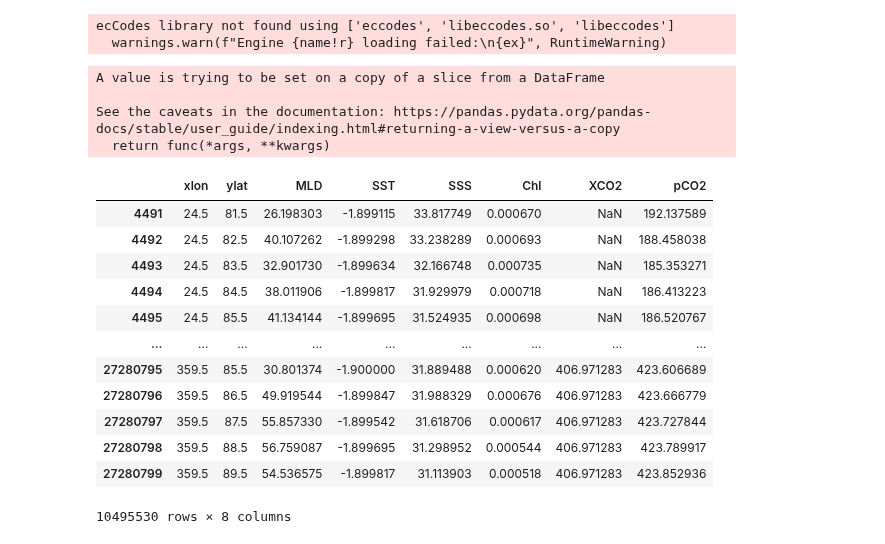
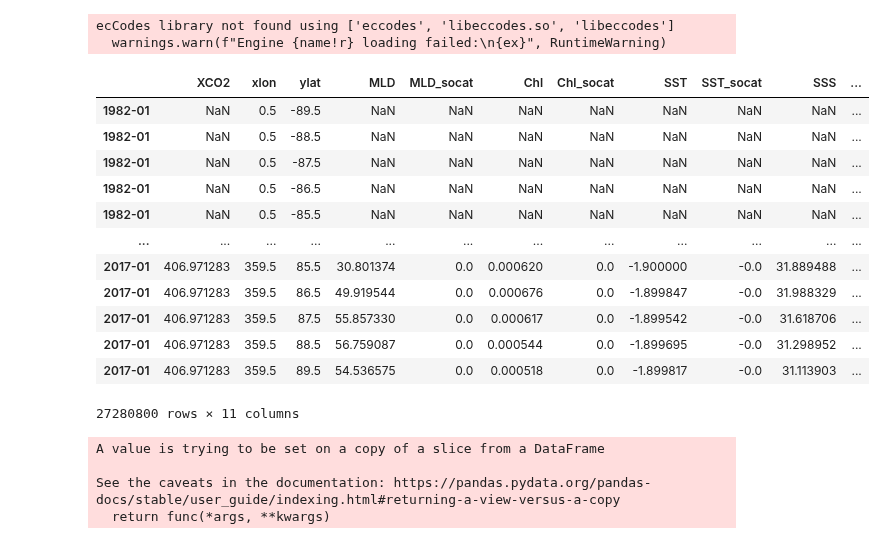
Before and after one commit to sk981102/ocean_co2, a Jupyter notebook: notebooks/baseline_ml/005_rf_base_mpi.ipynb, the cells around one changed output. Saved outputs shown, nothing was run; the diff lists cells and outputs as text; code cells hidden in the pictures.

```diff
--- a/notebooks/baseline_ml/005_rf_base_mpi.ipynb
+++ b/notebooks/baseline_ml/005_rf_base_mpi.ipynb
@@ -64,6 +66,22 @@ data_read=xr.merge([mld.MLD,mld.MLD_socat,chl.Chl,chl.Chl_socat,sst.SST,sst.SST_
 tmp_data=data_read.to_dataframe().reset_index()
 tmp_data["time"] = tmp_data["time"].dt.strftime("%Y-%m")
 tmp_data = xco2_df.join(tmp_data.set_index('time'),how = "right")
+# %%
+tmp_data
+# %% [output]
+|  | XCO2 | xlon | ylat | MLD | MLD_socat | Chl | Chl_socat | SST | SST_socat | SSS | ... |
+| 1982-01 | NaN | 0.5 | -89.5 | NaN | NaN | NaN | NaN | NaN | NaN | NaN | ... |
+| 1982-01 | NaN | 0.5 | -88.5 | NaN | NaN | NaN | NaN | NaN | NaN | NaN | ... |
+| 1982-01 | NaN | 0.5 | -87.5 | NaN | NaN | NaN | NaN | NaN | NaN | NaN | ... |
+| 1982-01 | NaN | 0.5 | -86.5 | NaN | NaN | NaN | NaN | NaN | NaN | NaN | ... |
+| 1982-01 | NaN | 0.5 | -85.5 | NaN | NaN | NaN | NaN | NaN | NaN | NaN | ... |
+| ... | ... | ... | ... | ... | ... | ... | ... | ... | ... | ... | ... |
+| 2017-01 | 406.971283 | 359.5 | 85.5 | 30.801374 | 0.0 | 0.000620 | 0.0 | -1.900000 | -0.0 | 31.889488 | ... |
+| 2017-01 | 406.971283 | 359.5 | 86.5 | 49.919544 | 0.0 | 0.000676 | 0.0 | -1.899847 | -0.0 | 31.988329 | ... |
+| 2017-01 | 406.971283 | 359.5 | 87.5 | 55.857330 | 0.0 | 0.000617 | 0.0 | -1.899542 | -0.0 | 31.618706 | ... |
+| 2017-01 | 406.971283 | 359.5 | 88.5 | 56.759087 | 0.0 | 0.000544 | 0.0 | -1.899695 | -0.0 | 31.298952 | ... |
+| 2017-01 | 406.971283 | 359.5 | 89.5 | 54.536575 | 0.0 | 0.000518 | 0.0 | -1.899817 | -0.0 | 31.113903 | ... |
+27280800 rows × 11 columns
 # %%
 tmp_data = tmp_data.reset_index()
 pco2_data = pco2.pCO2.to_dataframe().reset_index()
@@ -94,21 +112,5 @@ A value is trying to be set on a copy of a slice from a DataFrame
 
 See the caveats in the documentation: https://pandas.pydata.org/pandas-docs/stable/user_guide/indexing.html#returning-a-view-versus-a-copy
   return func(*args, **kwargs)
-# %%
-combined
-# %% [output]
-|  | xlon | ylat | MLD | SST | SSS | Chl | XCO2 | pCO2 |
-| 4491 | 24.5 | 81.5 | 26.198303 | -1.899115 | 33.817749 | 0.000670 | NaN | 192.137589 |
-| 4492 | 24.5 | 82.5 | 40.107262 | -1.899298 | 33.238289 | 0.000693 | NaN | 188.458038 |
-| 4493 | 24.5 | 83.5 | 32.901730 | -1.899634 | 32.166748 | 0.000735 | NaN | 185.353271 |
-| 4494 | 24.5 | 84.5 | 38.011906 | -1.899817 | 31.929979 | 0.000718 | NaN | 186.413223 |
-| 4495 | 24.5 | 85.5 | 41.134144 | -1.899695 | 31.524935 | 0.000698 | NaN | 186.520767 |
-| ... | ... | ... | ... | ... | ... | ... | ... | ... |
-| 27280795 | 359.5 | 85.5 | 30.801374 | -1.900000 | 31.889488 | 0.000620 | 406.971283 | 423.606689 |
-| 27280796 | 359.5 | 86.5 | 49.919544 | -1.899847 | 31.988329 | 0.000676 | 406.971283 | 423.666779 |
-| 27280797 | 359.5 | 87.5 | 55.857330 | -1.899542 | 31.618706 | 0.000617 | 406.971283 | 423.727844 |
-| 27280798 | 359.5 | 88.5 | 56.759087 | -1.899695 | 31.298952 | 0.000544 | 406.971283 | 423.789917 |
-| 27280799 | 359.5 | 89.5 | 54.536575 | -1.899817 | 31.113903 | 0.000518 | 406.971283 | 423.852936 |
-10495530 rows × 8 columns
 # %%
 combined.isna().sum()
```
Also changed, not shown: parts of 17 cells of this notebook, 4 other files.
